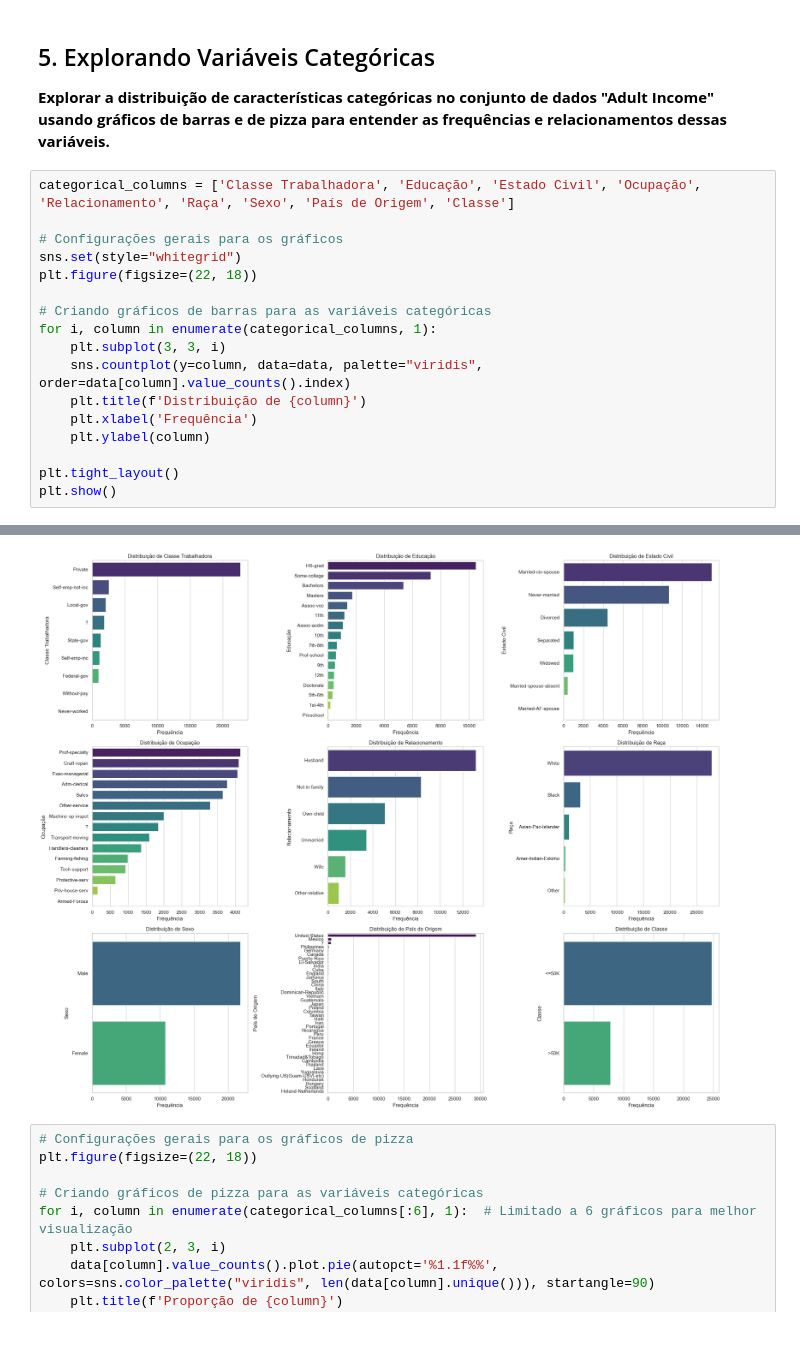
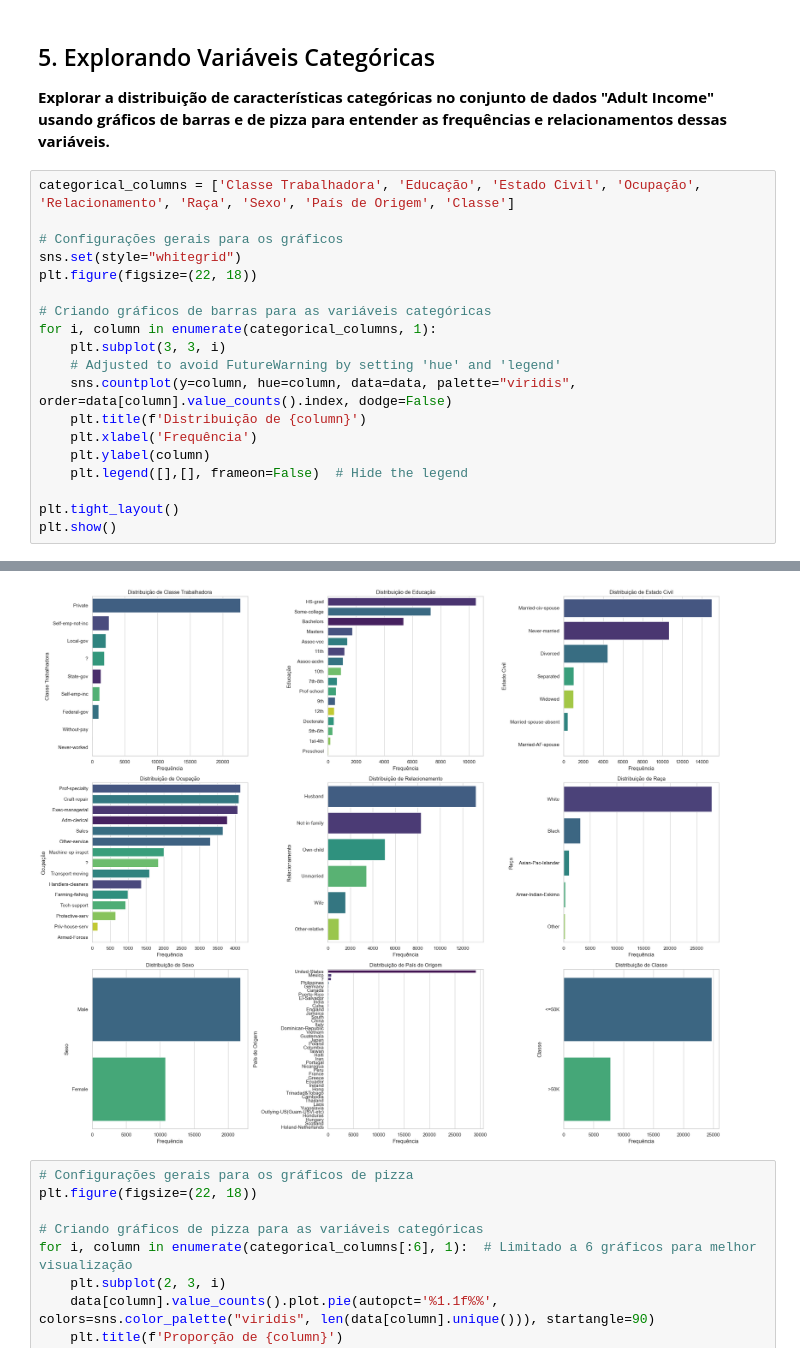
Before and after one commit to lucass235/Analise_dados_pos, a Jupyter notebook: scripts/Analise_exploratoria_dos_dados.ipynb, the cells around one changed output, grey strips where cells are left out. Cells and saved outputs as stored; diff of their text form.

```diff
--- a/scripts/Analise_exploratoria_dos_dados.ipynb
+++ b/scripts/Analise_exploratoria_dos_dados.ipynb
@@ -308,10 +311,12 @@ plt.figure(figsize=(22, 18))
 # Criando gráficos de barras para as variáveis categóricas
 for i, column in enumerate(categorical_columns, 1):
     plt.subplot(3, 3, i)
-    sns.countplot(y=column, data=data, palette="viridis", order=data[column].value_counts().index)
+    # Adjusted to avoid FutureWarning by setting 'hue' and 'legend'
+    sns.countplot(y=column, hue=column, data=data, palette="viridis", order=data[column].value_counts().index, dodge=False)
     plt.title(f'Distribuição de {column}')
     plt.xlabel('Frequência')
     plt.ylabel(column)
+    plt.legend([],[], frameon=False)  # Hide the legend
 
 plt.tight_layout()
 plt.show()
@@ -336,4 +324,4 @@ Passing `palette` without assigning `hue` is deprecated and will be removed in v
-[figure, old version]
+[figure, new version]
 # %%
 # Configurações gerais para os gráficos de pizza
 plt.figure(figsize=(22, 18))
```
Also changed, not shown: parts of 3 cells of this notebook.
